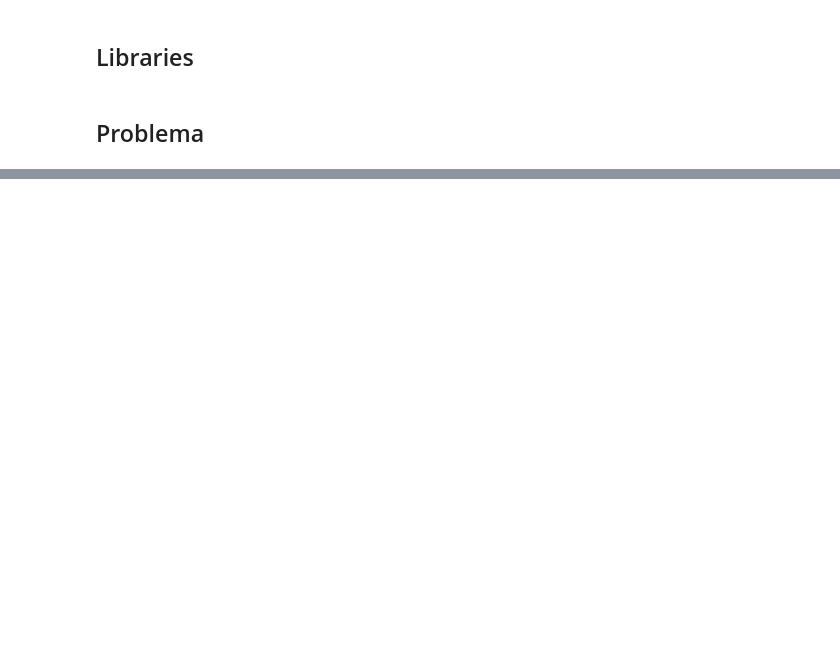
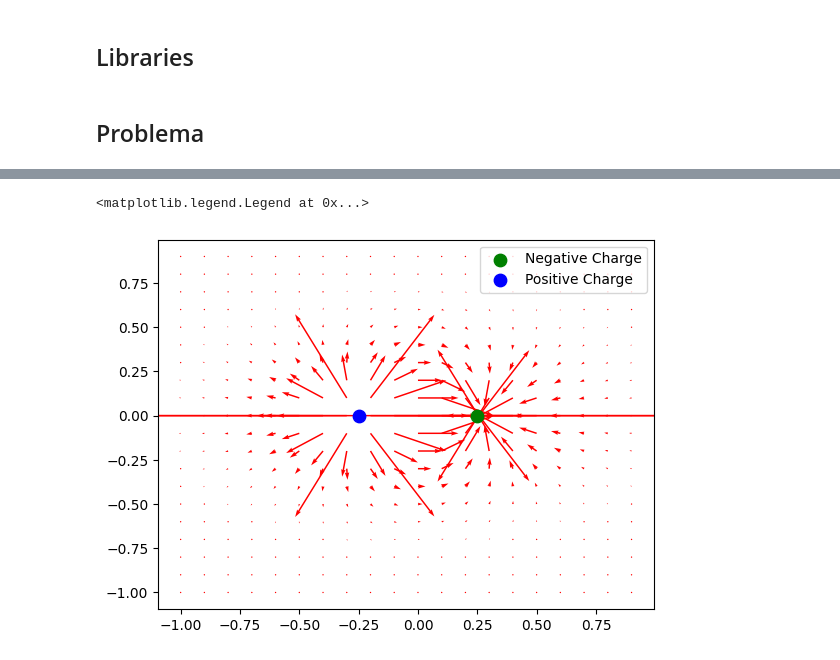
Before and after one commit to juandavidarcila/Metodos-Computacionales, a Jupyter notebook: Actividades-Complementaria/ArcilaJuan_Ejercicio2.ipynb, the cells around one changed output, grey strips where cells are left out. Cells and saved outputs as stored; diff of their text form; code cells hidden in the pictures; blank space fills up the shorter version.

```diff
--- a/Actividades-Complementaria/ArcilaJuan_Ejercicio2.ipynb
+++ b/Actividades-Complementaria/ArcilaJuan_Ejercicio2.ipynb
@@ -36,0 +33,65 @@ Al final el resultado debe ser similar al siguiente gráfico,
+# %%
+### su codigo aqui
+
+import numpy as np
+import matplotlib.pyplot as plt
+
+N = 20
+x = np.arange(-1, 1, 0.1)
+y = np.arange(-1, 1, 0.1)
+
+fuentes = np.zeros((2,2))
+fuentes[0] = [0.25, 0]
+fuentes[1] = [-0.25,0]
+
+cargas = [-1, 1]
+
+Ex = np.zeros((N,N))
+Ey = np.zeros((N,N))
+
+def GetField(x,y,r0,q):
+  x0 = r0[0]
+  y0 = r0[1]
+
+  Ex = (q*( x-x0 ))/((x-x0)**2 + (y-y0)**2)**(3/2)
+  Ey = (q*( y-y0 ))/((x-x0)**2 + (y-y0)**2)**(3/2)
+
+  return Ex, Ey
+
+for q in range(fuentes.shape[0]):
+  for i in range(N):
+    for j in range(N):
+      Ex[i,j] += GetField(x[i],y[j], fuentes[q], cargas[q])[0]
+      Ey[i,j] += GetField(x[i],y[j], fuentes[q], cargas[q])[1]
+
+Ex = np.zeros((N,N))
+Ey = np.zeros((N,N))
+
+def PotencialElectrico(x,y,r0,q):
+    x0, y0 = r0
+    r1 = (x-x0)**2 + (y-y0)**2
+    return q / np.sqrt(r1)
+
+def PartialDerivativeX(x,y,r0,f,q,h=0.001):
+    return -(f(x+h, y, r0, q) - f(x-h, y, r0, q)) / (2*h)
+
+def PartialDerivativeY(x,y,r0,f,q,h=0.001):
+    return -(f(x, y+h, r0, q) - f(x, y-h, r0, q)) / (2*h)
+
+for k in range(fuentes.shape[0]):
+  for i in range(N):
+    for j in range(N):
+      Ex[i,j] += PartialDerivativeX(x[i], y[j], fuentes[k], PotencialElectrico, cargas[k])
+      Ey[i,j] += PartialDerivativeY(x[i], y[j], fuentes[k], PotencialElectrico, cargas[k])
+
+for i in range(N):
+    for j in range(N):
+        plt.quiver(x[i], y[j], Ex[i,j], Ey[i,j], color='red', scale_units='xy', scale=150, angles='xy', width=0.003)
+
+
+plt.scatter(*fuentes[0], color='green', s=80, label= 'Negative Charge')
+plt.scatter(*fuentes[1], color='blue', s=80, label= 'Positive Charge')
+plt.legend(loc='upper right')
+# %% [output]
+<matplotlib.legend.Legend at 0x...>
+[figure, added]
```
Also changed, not shown: parts of 1 cell of this notebook.
